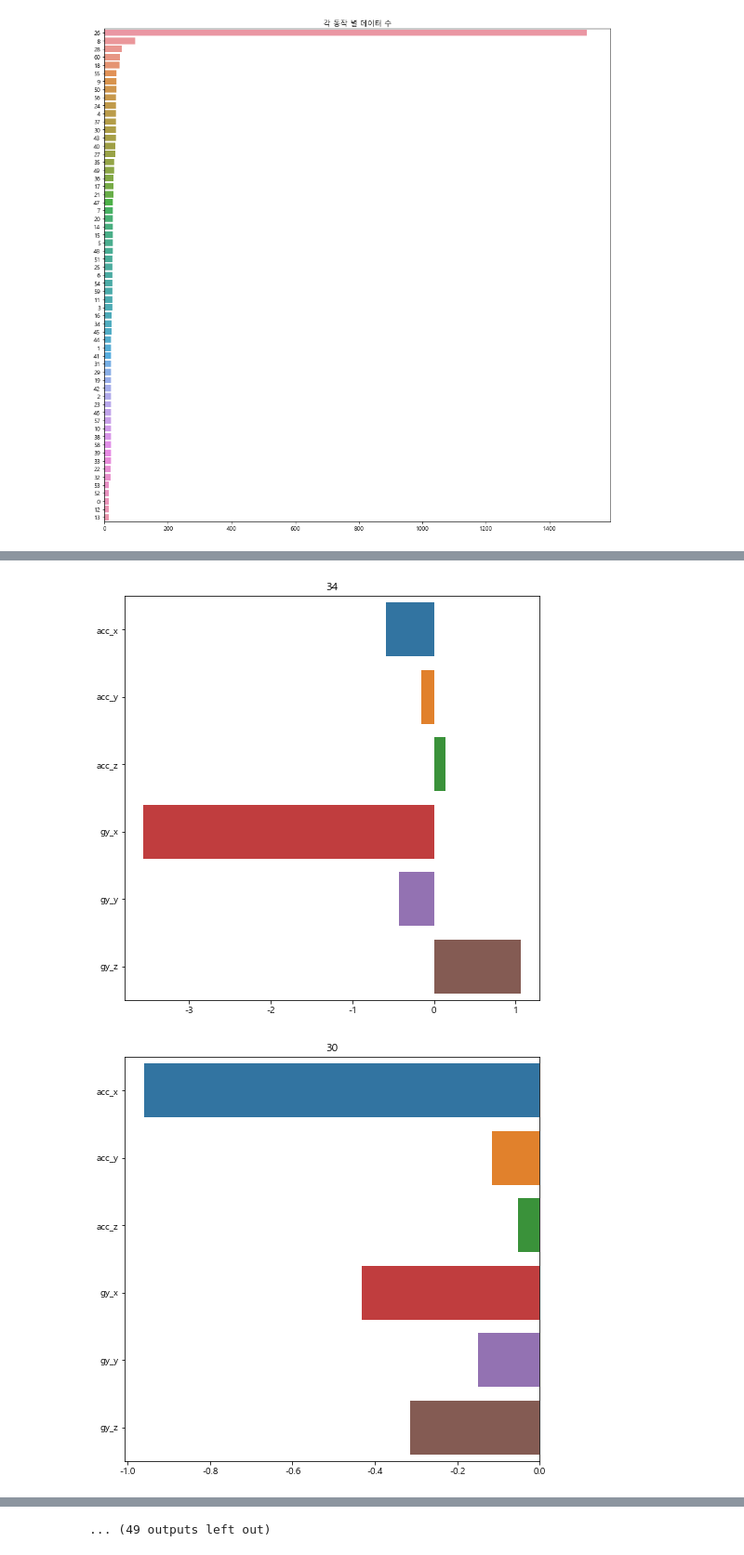
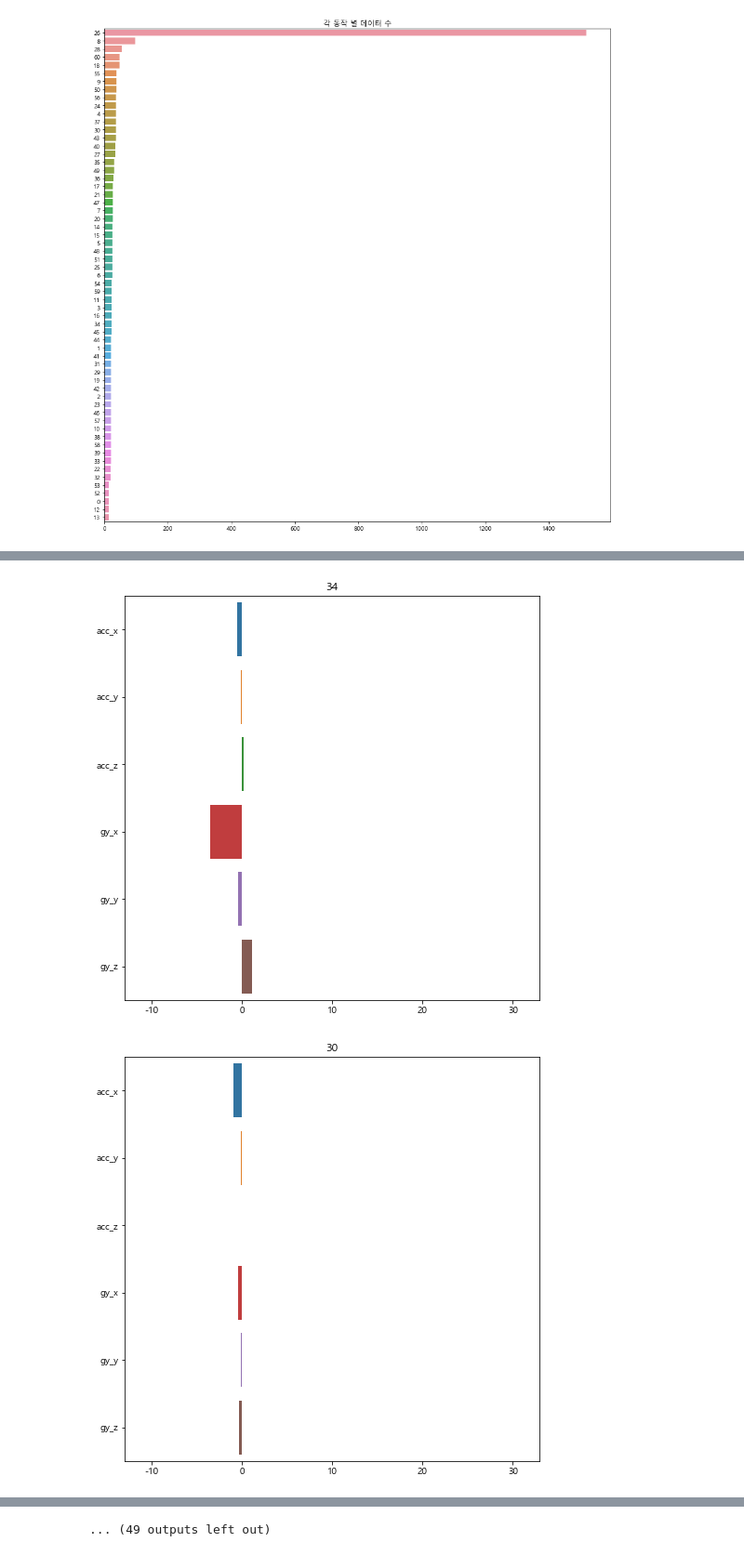
Before and after one commit to DonghaeSuh/kw-AI-hackathon, a Jupyter notebook: EDA.ipynb, the cells around one changed output, grey strips where cells are left out. Shown at 93% size. Cells and saved outputs as stored; diff of their text form; code cells hidden in the pictures.

```diff
--- a/EDA.ipynb
+++ b/EDA.ipynb
@@ -149,6 +149,7 @@ for label in labels:
     df = df.drop(['id','time','label'], axis=1)
     mean_df = df.describe().loc['mean']
     sns.barplot(y=mean_df.index, x=mean_df.values)
+    plt.xlim([-13, 33])
     plt.title(label)
     plt.show()
 # %% [output]
@@ -163,2 +164,2 @@ for label in labels:
-[figure, old version]
+[figure, new version]
-[figure, old version]
+[figure, new version]
```
Also changed, not shown: parts of 1 cell of this notebook.
